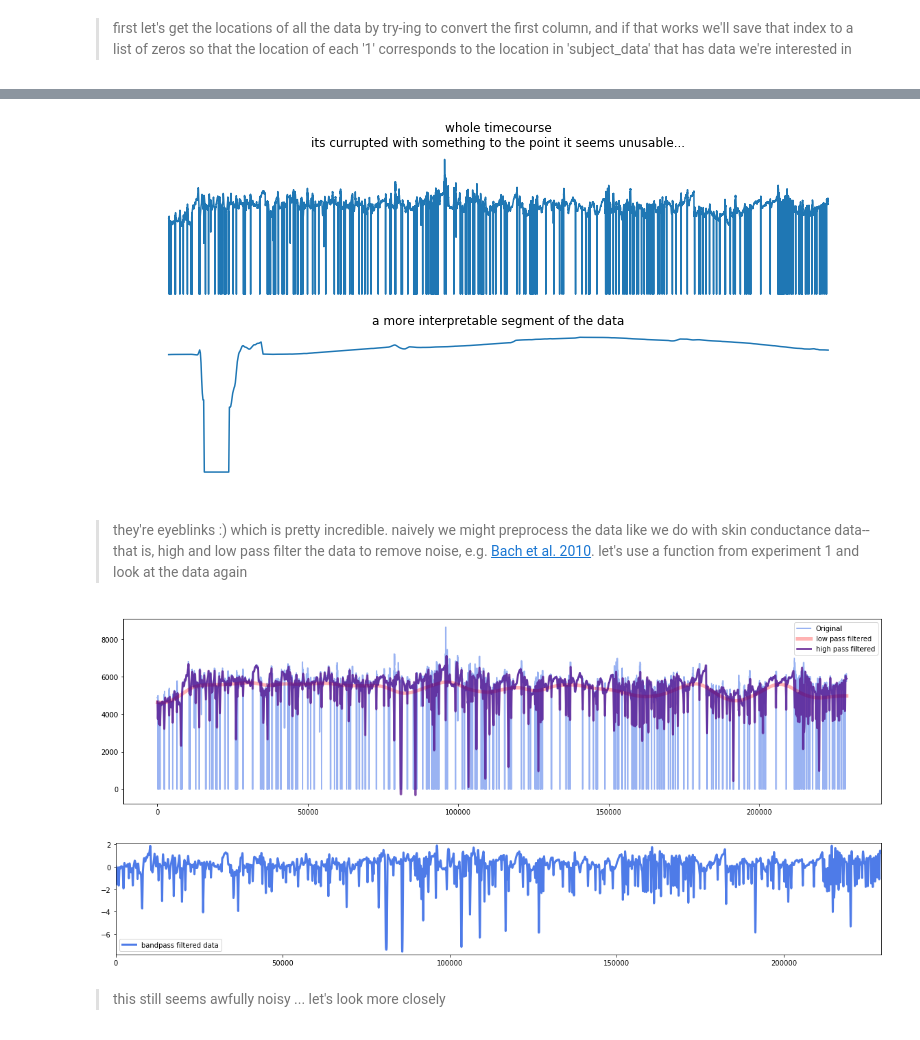
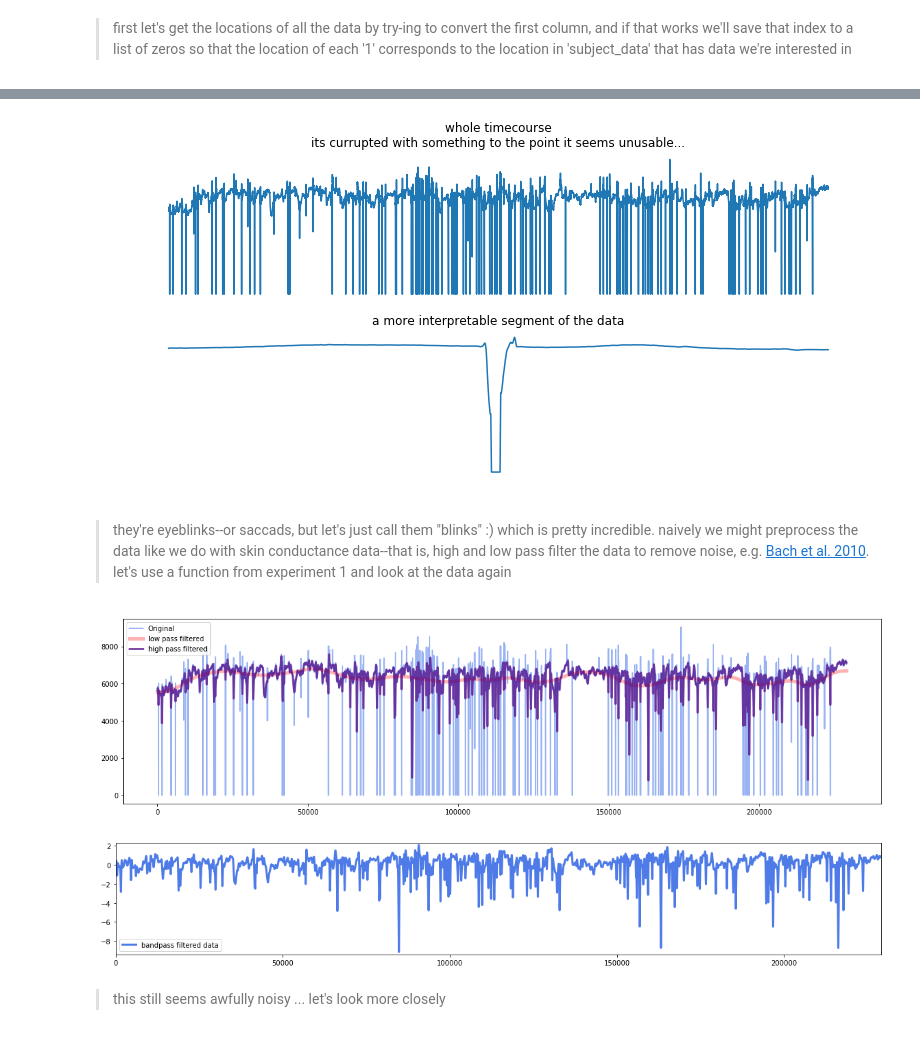
Before and after one commit to tzler/social_structure_learning, a Jupyter notebook: analysis/gaze/methods_development-tutorial.ipynb, the cells around one changed output, grey strips where cells are left out. Saved outputs shown, nothing was run; the diff lists cells and outputs as text; code cells hidden in the pictures.

```diff
--- a/analysis/gaze/methods_development-tutorial.ipynb
+++ b/analysis/gaze/methods_development-tutorial.ipynb
@@ -27,4 +32,4 @@ print(data_file_names)
 # %%
-subject_path = data_path + data_file_names[11]
+subject_path = data_path + data_file_names[8]
 print("relative path to a single subject's data: '%s'"%subject_path)
 # %% [output]
@@ -101,25 +95,19 @@ def extract_pupil_data(subject_data):
 
     pupil_data = []
     pupil_column = 3
-    blink_nan = 0
+    CS = []
+    cs_type = 0
+    for i_row in range(len(subject_data)):
 
-    for i_row in range(len(subject_data)):
         try:
-            # first, error out if it's not data
             int(subject_data[i_row][0])
-            #
             i_pupil = subject_data[i_row][pupil_column]
-            #
-            if blink_nan:
-                if float(i_pupil) == 0:
-                    pupil_data.append(np.nan)
-                else:
-                    pupil_data.append(float(i_pupil))
-            else:
-                pupil_data.append(float(i_pupil))
+            pupil_data.append(float(i_pupil))
+            CS.append(cs_type)
         except:
+            if len(subject_data[i_row]) and "MSG" in subject_data[i_row][0]:
+                print(subject_data[i_row])
             pass
-
     return np.array(pupil_data)
 # %%
 pupil_data = extract_pupil_data(subject_data)
@@ -129,17 +135,17 @@ import matplotlib.pylab as plt
 # %%
 plt.figure(figsize=[13,6])
 plt.subplot(2,1,1)
 plt.plot(pupil_data)
 plt.title('whole timecourse\nits currupted with something to the point it seems unusable...', fontsize=12)
 plt.axis('off')
 plt.subplot(2,1,2)
-plt.plot(pupil_data[5000:6000]);
+plt.plot(pupil_data[5500:6500]);
 plt.title('\na more interpretable segment of the data', fontsize=12)
 plt.axis('off');
 # %% [output]
-[figure, old version]
+[figure, new version]
 # %% [markdown]
-> they're eyeblinks :) which is pretty incredible. naively we might preprocess the data like we do with skin conductance data--that is, high and low pass filter the data to remove noise, e.g. [Bach et al. 2010](https://www.ncbi.nlm.nih.gov/pmc/articles/PMC2877881/). let's use a function from experiment 1 and look at the data again
+> they're eyeblinks--or saccads, but let's just call them "blinks" :) which is pretty incredible. naively we might preprocess the data like we do with skin conductance data--that is, high and low pass filter the data to remove noise, e.g. [Bach et al. 2010](https://www.ncbi.nlm.nih.gov/pmc/articles/PMC2877881/). let's use a function from experiment 1 and look at the data again
 # %%
 import scipy.signal as signal
 # %%
@@ -191,8 +197,8 @@ def filter_data(input_data, start_int=0, len_int=10000):
 # %%
 filter_data(pupil_data)
 # %% [output]
-[figure, old version]
+[figure, new version]
-[figure, old version]
+[figure, new version]
 # %% [markdown]
 > this still seems awfully noisy ... let's look more closely
 # %%
```
Also changed, not shown: parts of 29 cells of this notebook.
